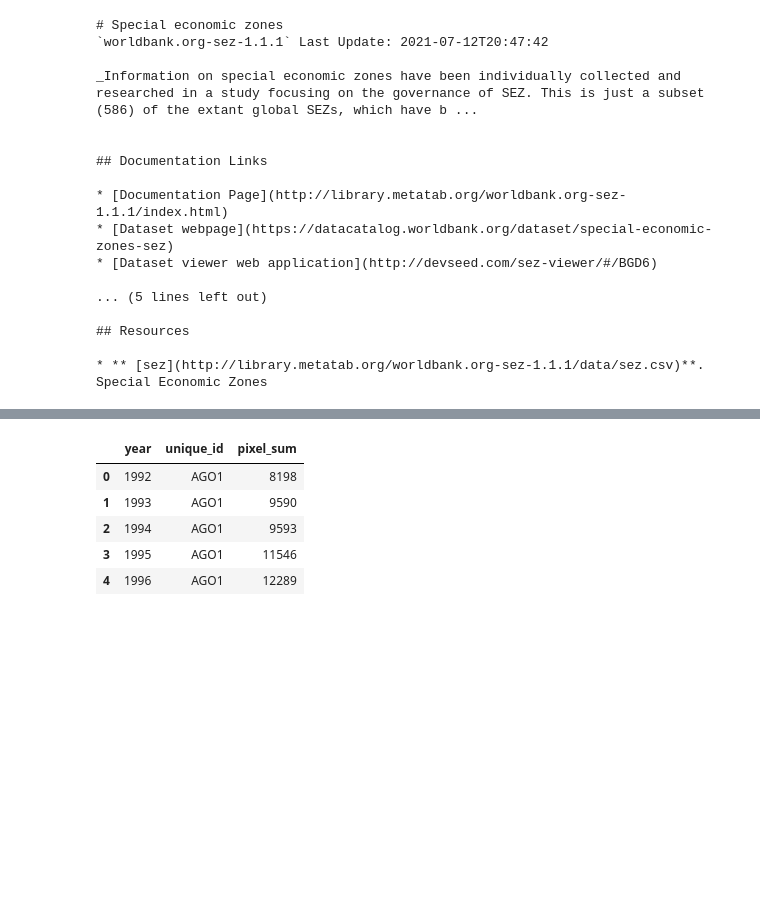
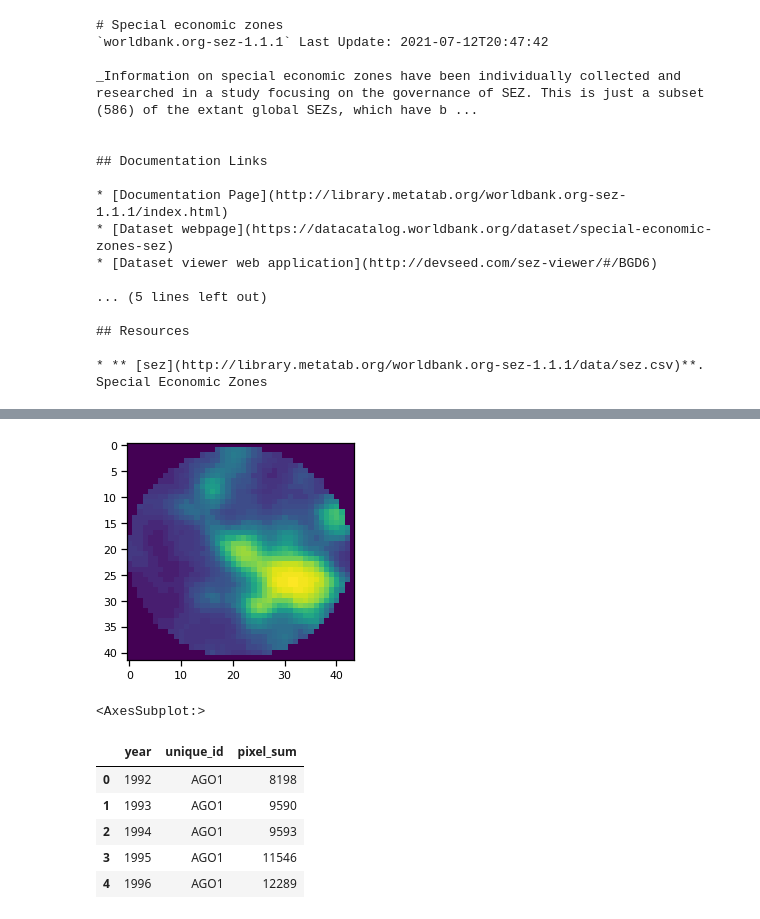
Before and after one commit to sandiegodata-projects/chartercitiesinstitute.org-sez, a Jupyter notebook: notebooks/ericbusboom/Circular Patches.ipynb, the cells around one changed output, grey strips where cells are left out. Saved outputs shown, nothing was run; the diff lists cells and outputs as text; code cells hidden in the pictures; blank space fills up the shorter version.

```diff
--- a/notebooks/ericbusboom/Circular Patches.ipynb
+++ b/notebooks/ericbusboom/Circular Patches.ipynb
@@ -101,3 +136,8 @@ plt.tight_layout()
+# %%
+show(r)
+# %% [output]
+[figure, added]
+<AxesSubplot:>
 # %%
 with h5py.File('patches.h5', 'r') as f:
 
```
Also changed, not shown: parts of 10 cells of this notebook, 3 other files.
